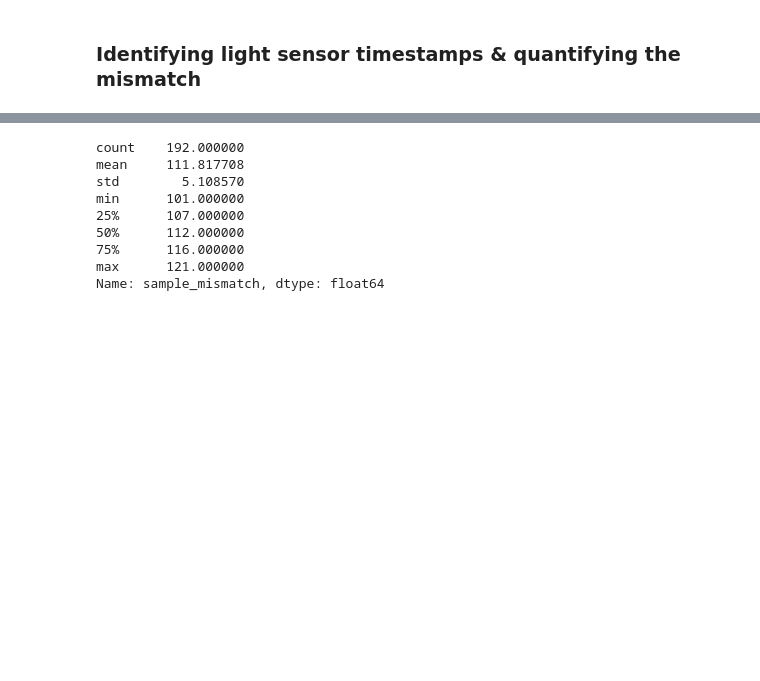
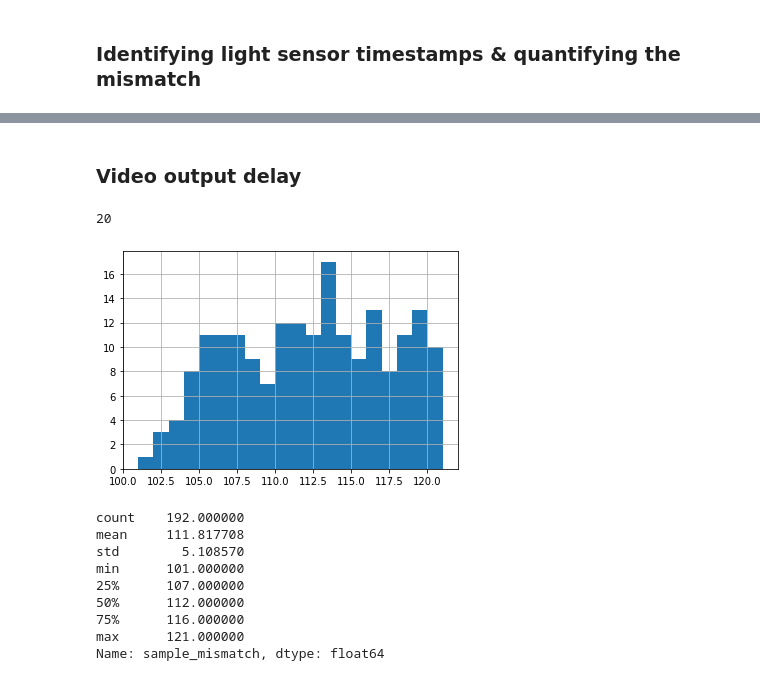
Before and after one commit to egorananyev/mne_pipe_visperc, a Jupyter notebook: mvpa_qc.ipynb, the cells around one changed output, grey strips where cells are left out. Drawn from its saved outputs; the diff is of its cells as text; code cells hidden in the pictures; blank space fills up the shorter version.

```diff
--- a/mvpa_qc.ipynb
+++ b/mvpa_qc.ipynb
@@ -203,7 +212,14 @@ thresh light value at blip start = 0.0
 ### Identifying light sensor timestamps & quantifying the mismatch
 # %%
 trigger_samples = pd.DataFrame(data = {'STI_sample': np.repeat(0, numof_trials),
+                                       'STI_trigger': np.repeat(0, numof_trials),
                                        'LS_sample': np.repeat(0, numof_trials),
                                        'LS_dur': np.repeat(0, numof_trials),
                                        'sample_mismatch': np.repeat(0, numof_trials)})
 # print(trigger_samples)
+# %%
+start = 0
+cur_trial = 1
+stim_sample = start + np.min(np.where(trigger_channel[0, start:stop] > 0))
+print(stim_sample)
+print(trigger_channel[0, stim_sample])
@@ -210,17 +231,28 @@ trigger_samples = pd.DataFrame(data = {'STI_sample': np.repeat(0, numof_trials),
 # %%
 start = 0
+light_sensor_recoded = copy.copy(light_sensor_thresholded)
 for cur_trial in range(numof_trials):
+    # Getting the stimulus trigger time stamp: this is where the search starts
     stim_sample = start + np.min(np.where(trigger_channel[0, start:stop] > 0))
     trigger_samples.at[cur_trial, 'STI_sample'] = stim_sample
+    # Getting the stimulus trigger value: this is the value to which the light channel is reassigned:
+    stim_val = trigger_channel[0, stim_sample]
+    trigger_samples.at[cur_trial, 'STI_trigger'] = stim_val
+    # Getting the light sensor time stamp and duration:
     light_sample = start + np.min(np.where(light_sensor_thresholded[0, start:stop] == 1))
     trigger_samples.at[cur_trial, 'LS_sample'] = light_sample
     blip_dur = np.min(np.where(light_sensor_thresholded[0, light_sample:stop] == 0))
     trigger_samples.at[cur_trial, 'LS_dur'] = blip_dur
+    # Recording the mismatch between the stim trigger and light sensor time stamps:
     trigger_samples.at[cur_trial, 'sample_mismatch'] = light_sample - stim_sample
+    # Assigning a new start time stamp for the search in the next trial in the loop:
     start = light_sample + blip_dur + 1
+    # Assigning the trigger value to the light sensor time stamp (in lieu of temp correction):
+    light_sensor_recoded[0, light_sample:start] = stim_val  # note that this is the 'new' start
     if debug:
         print('=============================================')
         print('stim_sample = ' + str(stim_sample))
+        print('stim_trigger_val = ' + str(stim_val))
         print('light_sample = ' + str(light_sample))
         print('blip_dur = ' + str(blip_dur))
         print('mismatch = ' + str(light_sample - stim_sample))
@@ -245,3 +277,14 @@ print(trigger_samples)  # STI = stimulus channel; LS = light sensor channel
+# %% [markdown]
+### Video output delay
+# %%
+mismatch_range = np.max(trigger_samples['sample_mismatch']) - np.min(trigger_samples['sample_mismatch'])
+print(mismatch_range)
+# %% [output]
+20
+# %%
+trigger_samples['sample_mismatch'].hist(bins=mismatch_range);
+# %% [output]
+[figure, added]
 # %%
 trigger_samples['sample_mismatch'].describe()
 # %% [output]
```
Also changed, not shown: parts of 35 cells of this notebook, 1 other file.
